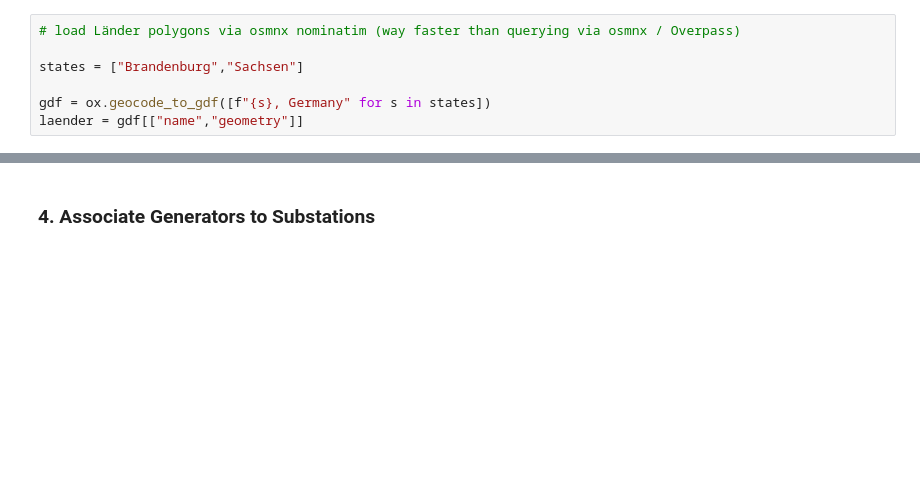
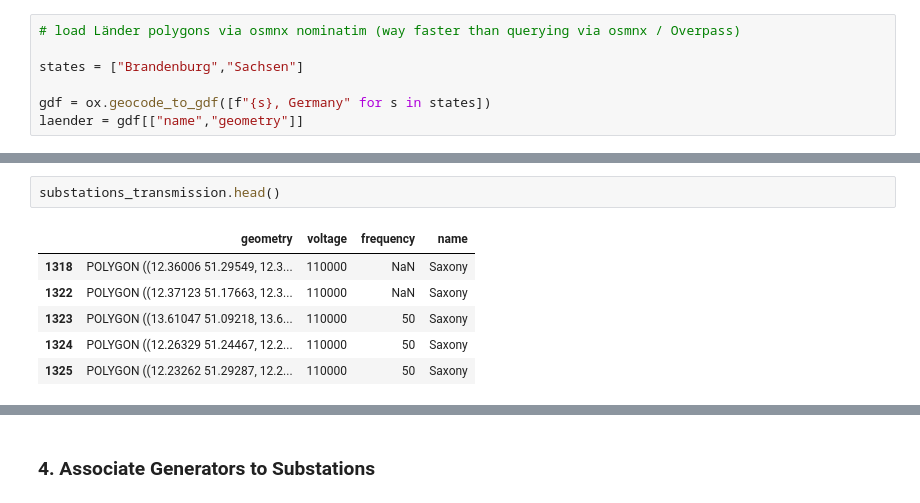
Before and after one commit to nicolas-froehlich/dvlp-case-study, a Jupyter notebook: case-study.ipynb, the cells around one changed output, grey strips where cells are left out. Drawn from its saved outputs; the diff is of its cells as text; blank space fills up the shorter version.

```diff
--- a/case-study.ipynb
+++ b/case-study.ipynb
@@ -146,0 +148,9 @@ Datum: World Geodetic System 1984 ensemble
+# %%
+substations_transmission.head()
+# %% [output]
+|  | geometry | voltage | frequency | name |
+| 1318 | POLYGON ((12.36006 51.29549, 12.3... | 110000 | NaN | Saxony |
+| 1322 | POLYGON ((12.37123 51.17663, 12.3... | 110000 | NaN | Saxony |
+| 1323 | POLYGON ((13.61047 51.09218, 13.6... | 110000 | 50 | Saxony |
+| 1324 | POLYGON ((12.26329 51.24467, 12.2... | 110000 | 50 | Saxony |
+| 1325 | POLYGON ((12.23262 51.29287, 12.2... | 110000 | 50 | Saxony |
```
Also changed, not shown: parts of 21 cells of this notebook.
